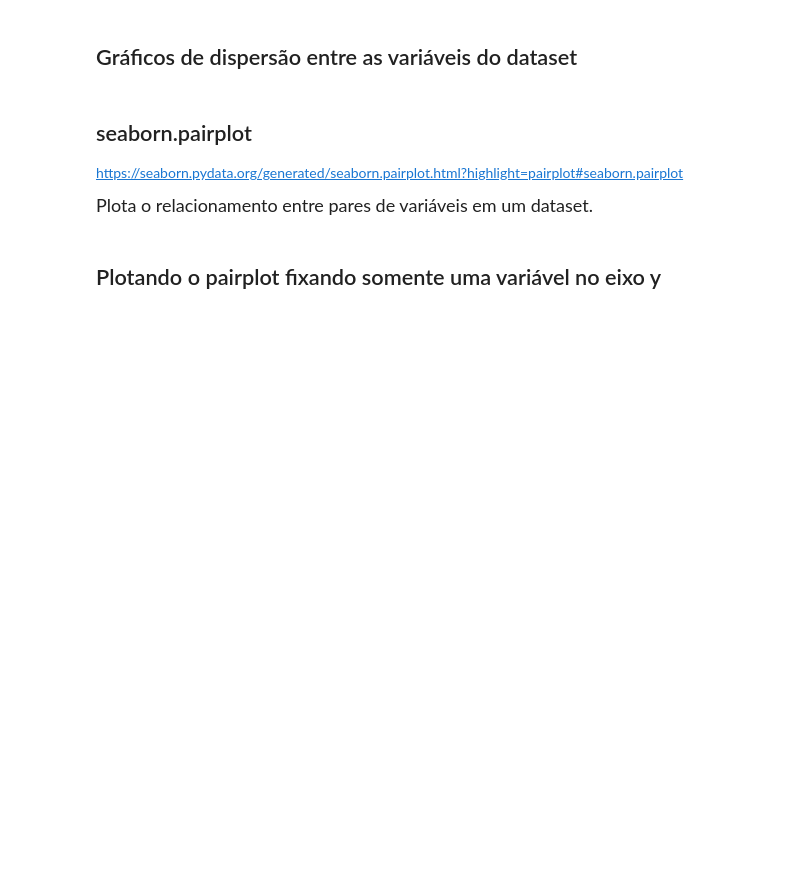
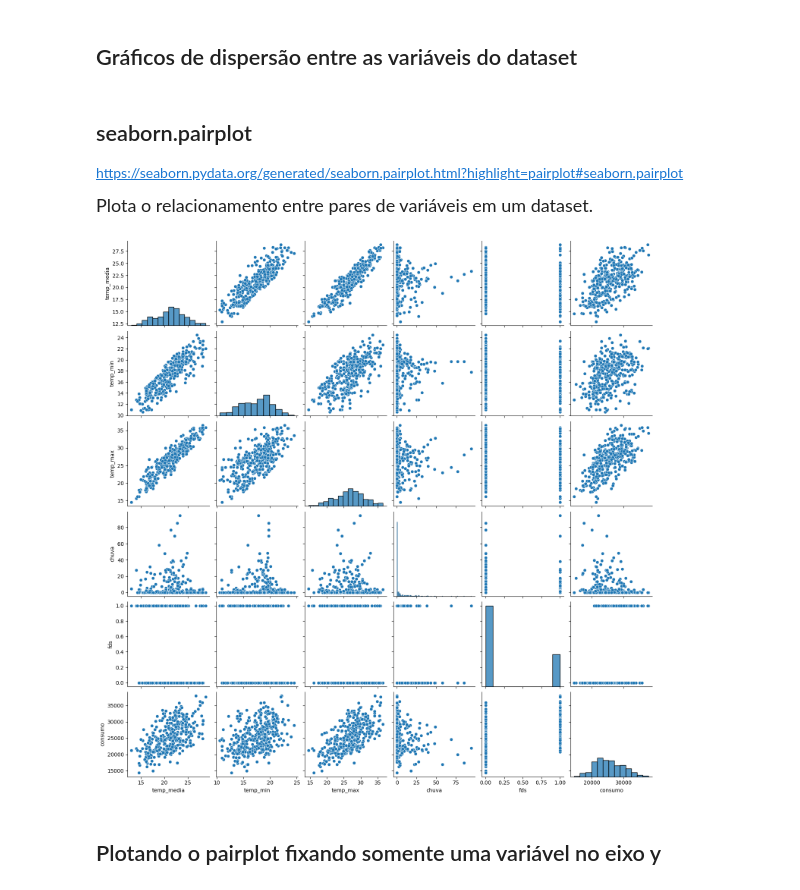
Before and after one commit to GabrielVideira/PythonDataScience, a Jupyter notebook: Estatística/Regressão_Linear.ipynb, the cells around one changed output. Drawn from its saved outputs; the diff is of its cells as text; code cells hidden in the pictures; blank space fills up the shorter version.

```diff
--- a/Estatística/Regressão_Linear.ipynb
+++ b/Estatística/Regressão_Linear.ipynb
@@ -208,5 +221,9 @@ https://seaborn.pydata.org/generated/seaborn.distplot.html?highlight=distplot#se
 https://seaborn.pydata.org/generated/seaborn.pairplot.html?highlight=pairplot#seaborn.pairplot
 
 <p style='font-size: 18px; line-height: 2; margin: 10px 50px; text-align: justify;'>Plota o relacionamento entre pares de variáveis em um dataset.</p>
+# %%
+ax = sns.pairplot(dados)
+# %% [output]
+[figure, added]
 # %% [markdown]
 ## Plotando o pairplot fixando somente uma variável no eixo y
```
Also changed, not shown: parts of 16 cells of this notebook.
